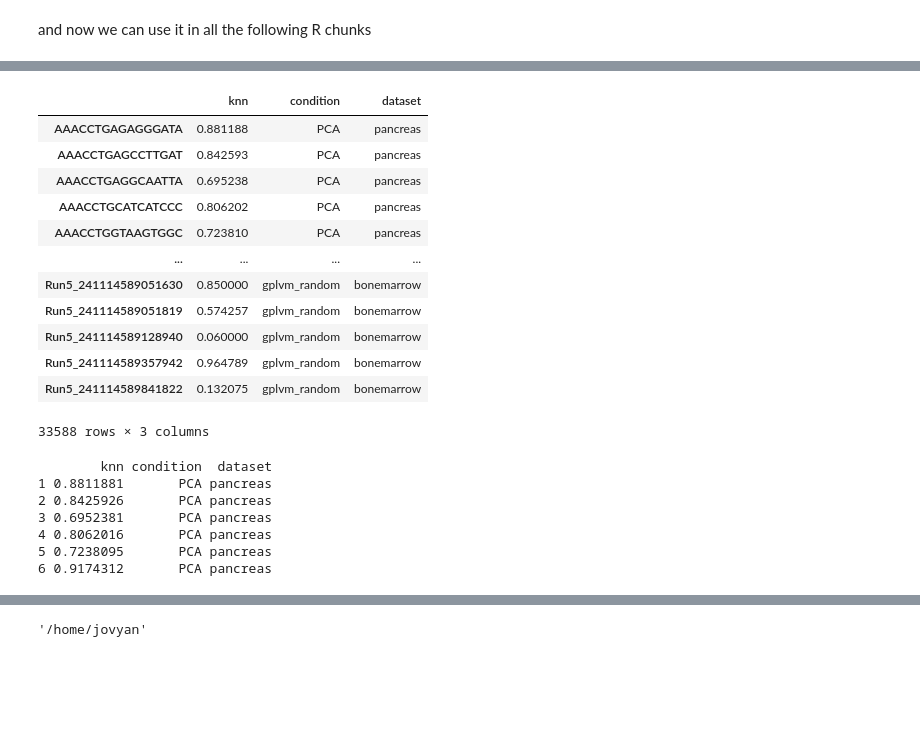
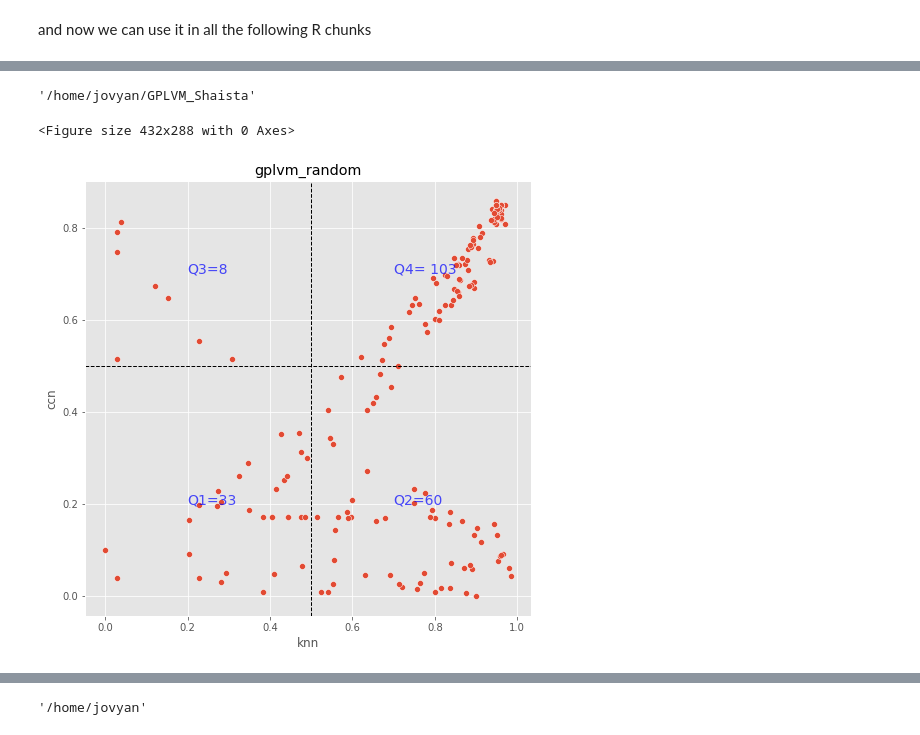
Before and after one commit to shaistamadad/GPLVM_Shaista, a Jupyter notebook: KNN_purity.ipynb, the cells around one changed output, grey strips where cells are left out. Cells and saved outputs as stored; diff of their text form; code cells hidden in the pictures; blank space fills up the shorter version.

```diff
--- a/KNN_purity.ipynb
+++ b/KNN_purity.ipynb
@@ -243,2 +514,8 @@ for i in range(len(datasets)):
 # %% [markdown]
 CDK1- G2 Phase
+# %%
+datasets4=[ forebrain,  pancreas, pbmc10k2]
+for i in range(len(datasets4)):
+    proliferation_purity(datasets4[i], "X_umap_pca", 'CDK1')
+    proliferation_purity(datasets4[i], "X_umap_gplvm_PC", 'CDK1')
+    proliferation_purity(datasets4[i], "X_umap_gplvm_random", 'CDK1')
@@ -244,0 +542,6 @@ CDK1- G2 Phase
+# %%
+proliferation_purity(gastrulation2, "X_umap_pca", 'CDK1')
+proliferation_purity(gastrulation2, "X_umap_gplvm_PC", 'CDK1')
+proliferation_purity(gastrulation2, "X_umap_gplvm_random", 'CDK1')
+adata_gas= gastrulation2[gastrulation2.obs["CDK1"]=='high'].copy()
+Gastrulation_CDK1= gastrulation2.obs
@@ -426,27 +736,34 @@ geom_boxplot()
-# %%
-knnpurity_data
-# %% [output]
-|  | knn | condition | dataset |
-| AAACCTGAGAGGGATA | 0.881188 | PCA | pancreas |
-| AAACCTGAGCCTTGAT | 0.842593 | PCA | pancreas |
-| AAACCTGAGGCAATTA | 0.695238 | PCA | pancreas |
-| AAACCTGCATCATCCC | 0.806202 | PCA | pancreas |
-| AAACCTGGTAAGTGGC | 0.723810 | PCA | pancreas |
-| ... | ... | ... | ... |
-| Run5_241114589051630 | 0.850000 | gplvm_random | bonemarrow |
-| Run5_241114589051819 | 0.574257 | gplvm_random | bonemarrow |
-| Run5_241114589128940 | 0.060000 | gplvm_random | bonemarrow |
-| Run5_241114589357942 | 0.964789 | gplvm_random | bonemarrow |
-| Run5_241114589841822 | 0.132075 | gplvm_random | bonemarrow |
-33588 rows × 3 columns
-# %%
-%%R -i knnpurity_data
-head(knnpurity_data)
-# %% [output]
-        knn condition  dataset
-1 0.8811881       PCA pancreas
-2 0.8425926       PCA pancreas
-3 0.6952381       PCA pancreas
-4 0.8062016       PCA pancreas
-5 0.7238095       PCA pancreas
-6 0.9174312       PCA pancreas
+# %%
+pwd
+# %% [output]
+'/home/jovyan/GPLVM_Shaista'
+# %%
+plt.savefig('books_read.png')
+plt.figure(figsize=(8,8))
+
+#Scatterplot
+sns.scatterplot( x=subset4[0].obs["knn_purity_X_umap_gplvm_random"], y=subset4[0].obs["proliferation_purity_X_umap_gplvm_random"])
+
+#Title
+plt.title("gplvm_random")
+
+# x and y axis labels
+plt.xlabel('knn')
+plt.ylabel('ccn')
+
+
+#Quadrant Marker
+plt.text(x=0.7, y=.7, s="Q4= 103",alpha=0.7,fontsize=14, color='b')
+plt.text(x=.2, y=.7, s="Q3=8",alpha=0.7,fontsize=14, color='b')
+plt.text(x=.7, y=.2, s="Q2=60", alpha=0.7,fontsize=14, color='b')
+plt.text(x=.2, y=.2, s="Q1=33", alpha=0.7,fontsize=14, color='b')
+
+# Benchmark Mean values
+plt.axhline(y=0.5, color='k', linestyle='--', linewidth=1)
+plt.axvline(x=0.5, color='k',linestyle='--', linewidth=1)
+
+plt.show()
+plt.close()
+# %% [output]
+<Figure size 432x288 with 0 Axes>
+[figure, added]
```
Also changed, not shown: parts of 134 cells of this notebook, 6 other files.
